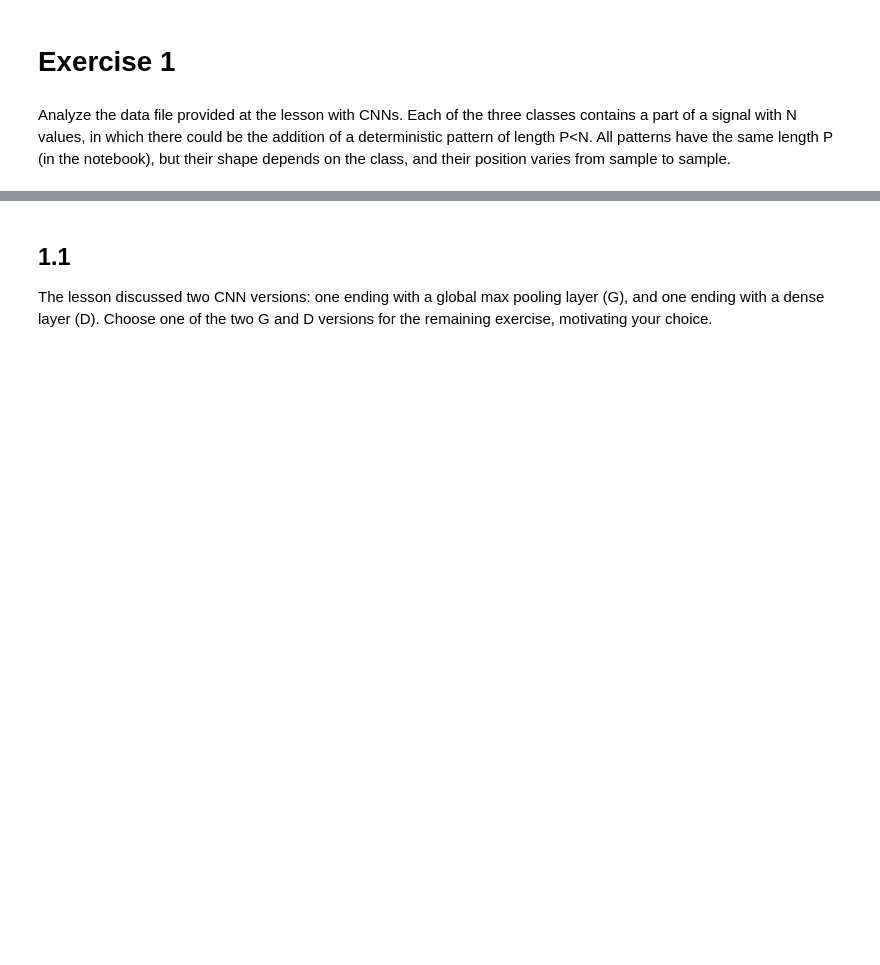
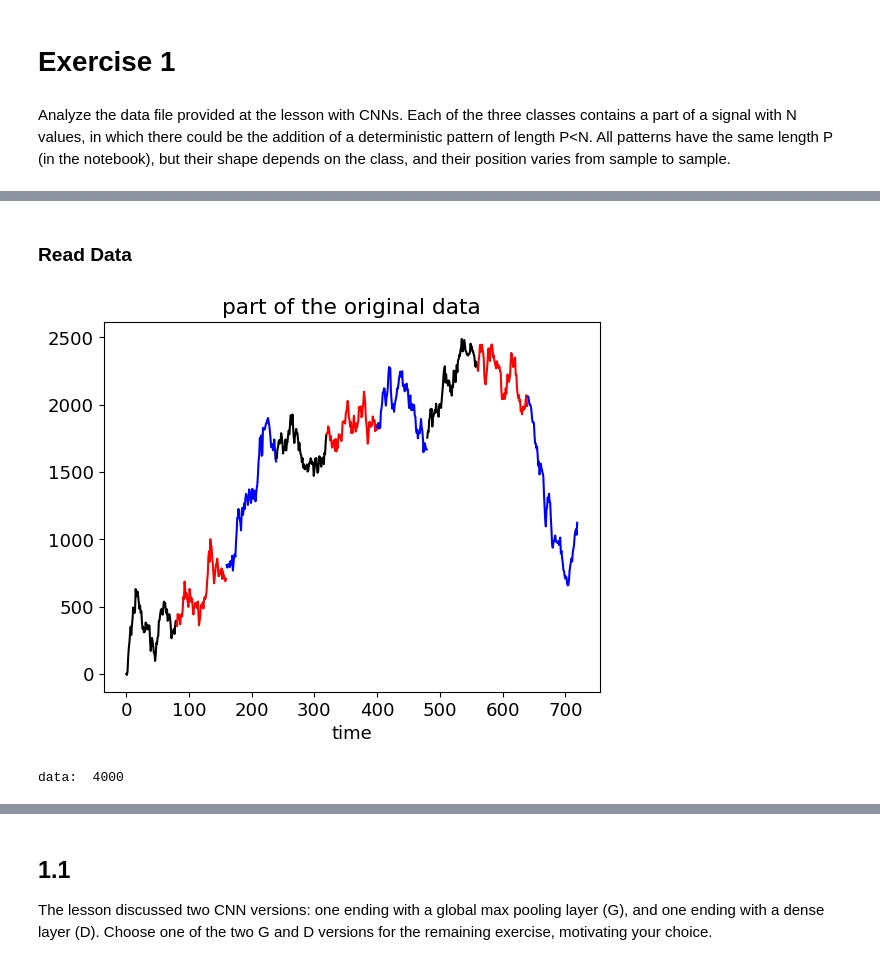
Before and after one commit to lm-schulze/LCP-Mod-B, a Jupyter notebook: group2413_exercise1.ipynb, the cells around one changed output, grey strips where cells are left out. Saved outputs shown, nothing was run; the diff lists cells and outputs as text; code cells hidden in the pictures; blank space fills up the shorter version.

```diff
--- a/group2413_exercise1.ipynb
+++ b/group2413_exercise1.ipynb
@@ -13,0 +16,10 @@ and their position varies from sample to sample.
+# %%
+import numpy as np
+import matplotlib.pyplot as plt
+plt.rcParams['font.size'] = 13
+
+import keras
+import tensorflow as tf
+from keras.models import Sequential
+from keras.layers import Dense, Dropout, Flatten #, Reshape
+from keras.layers import Conv1D, MaxPooling1D, GlobalMaxPooling1D, AveragePooling1D
@@ -13,0 +28,33 @@ and their position varies from sample to sample.
+# %% [markdown]
+### Read Data
+# %%
+def Show_data(x,L,s="data",T=3):
+    c=("k","r","b")
+    for i in range(T):
+        j=i*3*L
+        plt.plot(np.arange(j,j+L),x[i*3],c=c[0])
+        plt.plot(np.arange(j+L,j+2*L),x[i*3+1],c=c[1])
+        plt.plot(np.arange(j+2*L,j+3*L),x[i*3+2],c=c[2])
+    plt.title(s)
+    plt.xlabel("time")
+    plt.show()
+
+str0="ts_L80_N4000.dat"
+fnamex='x_'+str0
+fnamey='y_'+str0
+
+x = np.loadtxt(fnamex, delimiter=" ",dtype=float)
+N,L = len(x), len(x[0])
+
+Show_data(x,L,"part of the original data")
+
+categ = np.loadtxt(fnamey, dtype=int)
+n_class = 3    # y.argmax() - y.argmin() +1
+print('data: ',N)
+
+y = np.zeros((N,n_class))
+for i in range(N):
+    y[i][categ[i]] = 1.
+# %% [output]
+[figure, added]
+data:  4000
```
Also changed, not shown: parts of 15 cells of this notebook.
